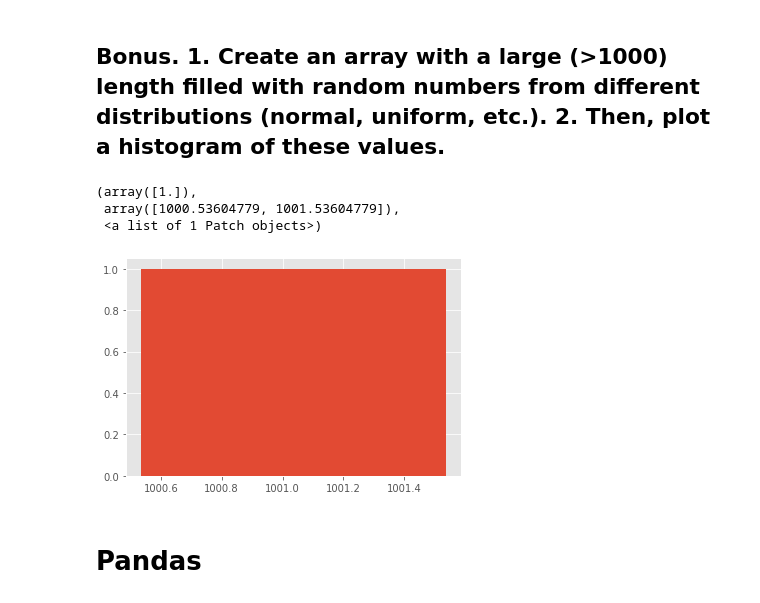
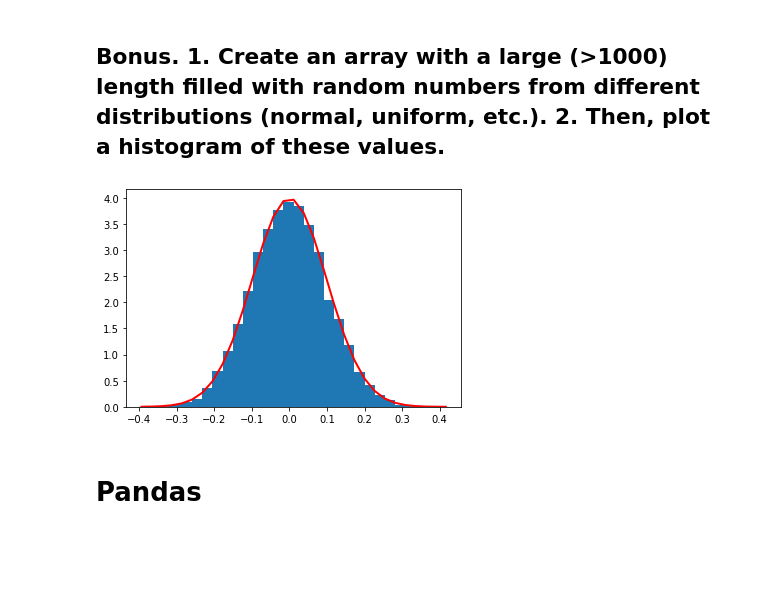
Before and after one commit to AndrewSherwood/machine-learning, a Jupyter notebook: ASherwood_Week2.ipynb, the cells around one changed output. Cells and saved outputs as stored; diff of their text form; code cells hidden in the pictures; blank space fills up the shorter version.

```diff
--- a/ASherwood_Week2.ipynb
+++ b/ASherwood_Week2.ipynb
@@ -131,19 +131,23 @@ array([0.65737693, 0.27365242, 0.48363711, 0.25990696, 0.695965  ,
        0.21531964, 0.05116829, 0.05146987, 0.86610914, 0.62377891])
 # %% [markdown]
 ## Bonus. 1. Create an array with a large (>1000) length filled with random numbers from different distributions (normal, uniform, etc.). 2. Then, plot a histogram of these values.
-# %%
-import matplotlib.pyplot as plt
-
-x= np.random.normal(1000)
-
-plt.hist(x, bins = 1)
-
-#don't understand what is wrong here...Maybe I'll come back to it
-# %% [output]
-(array([1.]),
- array([1000.53604779, 1001.53604779]),
- <a list of 1 Patch objects>)
-[figure, removed]
+# %%
+import matplotlib.pyplot as plt
+
+mu, sigma = 0, 0.1
+s = np.random.normal(mu, sigma, 10000)
+
+count, bins, ignored = plt.hist(s, 30, density=True)
+plt.plot(bins, 1/(sigma * np.sqrt(2 * np.pi)) * np.exp( - (bins - mu)**2 / (2 * sigma**2) ), linewidth=2, color='r')
+
+
+plt.show()
+
+#so I will admit that after trying and failing to accomplish this on my own,
+#I kept getting a undifferentiated block as my histogram
+#I just took this example from the numpy.random.normal documentation
+# %% [output]
+[figure, added]
 # %% [markdown]
 # Pandas
 # %% [markdown]
```
